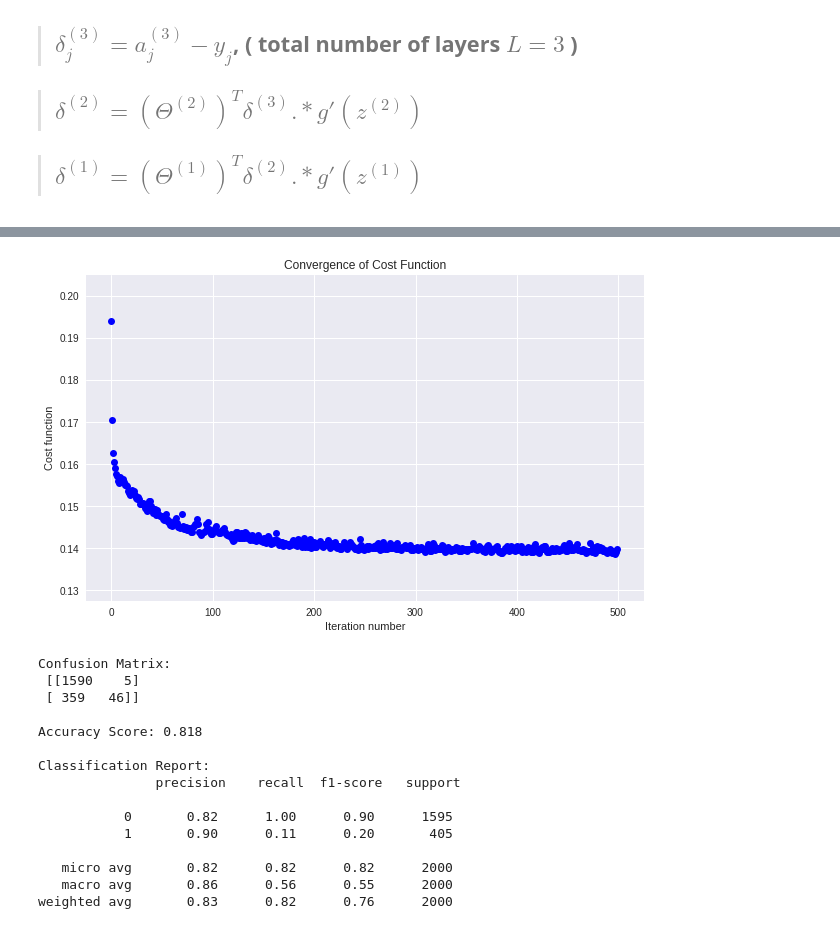
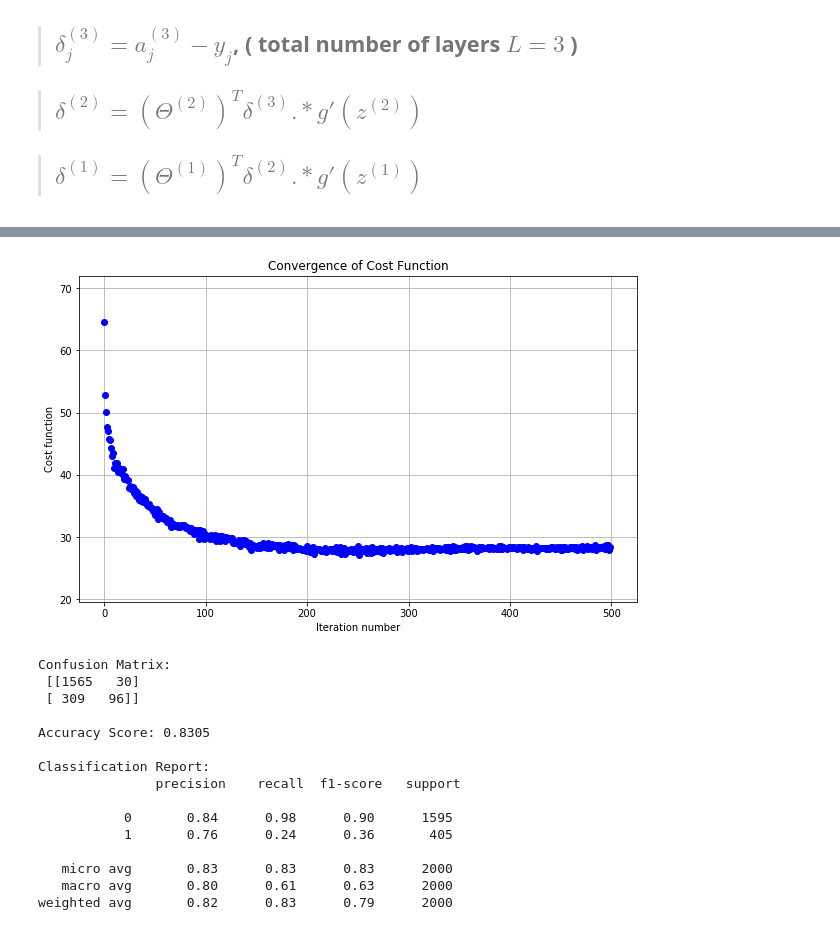
Before and after one commit to jchen8000/MachineLearning, a Jupyter notebook: Artificial Neural Network/neural_network_from_scratch.ipynb, the cells around one changed output, grey strips where cells are left out. Saved outputs shown, nothing was run; the diff lists cells and outputs as text; code cells hidden in the pictures.

```diff
--- a/Artificial Neural Network/neural_network_from_scratch.ipynb
+++ b/Artificial Neural Network/neural_network_from_scratch.ipynb
@@ -104,7 +106,7 @@ class Neural_Network(object):
     self.lmbda = lmbda
 
   #weights
-    epsilon = 0.2
+    epsilon = 0.1
     self.theta1 = np.random.randn(self.inputSize, self.hiddenSize)  * 2 * epsilon - epsilon
     self.theta2 = np.random.randn(self.hiddenSize, self.outputSize) * 2 * epsilon - epsilon
     #self.theta1 = np.random.rand(self.inputSize, self.hiddenSize) * 2 * epsilon - epsilon
@@ -112,6 +114,7 @@ class Neural_Network(object):
 
   #history
     self.loss_history =  []
+    self.cost_history =  []
 
   def forward(self, X):
     #forward propagation through our network
@@ -125,17 +128,17 @@ class Neural_Network(object):
     # activation function
     return 1/(1+np.exp(-s))
 
-  def sigmoidPrime(self, s):
+  def sigmoidDerivative(self, s):
     #derivative of sigmoid
     return s * (1 - s)
 
   def backward(self, X, y, o):
     # backward propagate through the network
     self.o_error = y - o # error in output
-    self.o_delta = self.o_error*self.sigmoidPrime(o) # applying derivative of sigmoid to error
+    self.o_delta = self.o_error*self.sigmoidDerivative(o) # applying derivative of sigmoid to error
 
     self.z2_error = self.o_delta.dot(self.theta2.T) # z2 error: how much our hidden layer weights contributed to output error
-    self.z2_delta = self.z2_error*self.sigmoidPrime(self.z2) # applying derivative of sigmoid to z2 error
+    self.z2_delta = self.z2_error*self.sigmoidDerivative(self.z2) # applying derivative of sigmoid to z2 error
 
     self.theta1 += X.T.dot(self.z2_delta) # adjusting first set (input --> hidden) weights
     self.theta2 += self.z2.T.dot(self.o_delta) # adjusting second set (hidden --> output) weights
@@ -162,11 +165,15 @@ class Neural_Network(object):
       o = self.forward(X)
       self.backward(X, y, o)
       self.loss_history.append(self.loss(X,y))
-      print("epoch:[", i, "], loss: ", str(self.loss(X,y))  )
+      self.cost_history.append(self.cost(X,y))
+      print("epoch:[", i, "], cost: ", str(self.cost(X,y))  )
 
   def predict(self, X):
     return self.forward(X)
 
+
+  def get_cost_histroy(self):
+    return self.cost_history
 
   def get_loss_histroy(self):
     return self.loss_history
@@ -185,7 +192,11 @@ def plotConvergence(cost_history, iterations):
     dummy = plt.xlim([-0.05*iterations,1.05*iterations])
     dummy = plt.ylim([min(cost_history)-0.2*(max(cost_history)-min(cost_history)), max(cost_history)+0.2*(max(cost_history)-min(cost_history))])
 # %%
-NN = Neural_Network( 13, 6, 1, 1 )
+NN = Neural_Network( inputSize=13,
+                     hiddenSize=3,
+                     outputSize=1,
+                     lmbda=0.8 )
+
 
 iterations = 500
 NN.train(X_train, y_train, iterations)
@@ -210,7 +221,7 @@ epoch:[ 499 ], loss:  0.13971554576604703
 # %%
-plotConvergence(NN.get_loss_histroy(),iterations )
+plotConvergence(NN.get_cost_histroy(),iterations )
 # %% [output]
-[figure, old version]
+[figure, new version]
 # %%
 from sklearn.metrics import classification_report
 from sklearn.metrics import confusion_matrix
@@ -224,17 +235,17 @@ print("\nAccuracy Score:", accuracy_score(y_test, y_pred))
 print("\nClassification Report:\n", classification_report(y_test, y_pred))
 # %% [output]
 Confusion Matrix:
- [[1590    5]
- [ 359   46]]
+ [[1565   30]
+ [ 309   96]]
 
-Accuracy Score: 0.818
+Accuracy Score: 0.8305
 
 Classification Report:
                precision    recall  f1-score   support
 
-           0       0.82      1.00      0.90      1595
-           1       0.90      0.11      0.20       405
+           0       0.84      0.98      0.90      1595
+           1       0.76      0.24      0.36       405
 
-   micro avg       0.82      0.82      0.82      2000
-   macro avg       0.86      0.56      0.55      2000
-weighted avg       0.83      0.82      0.76      2000
+   micro avg       0.83      0.83      0.83      2000
+   macro avg       0.80      0.61      0.63      2000
+weighted avg       0.82      0.83      0.79      2000
```
Also changed, not shown: parts of 12 cells of this notebook.
